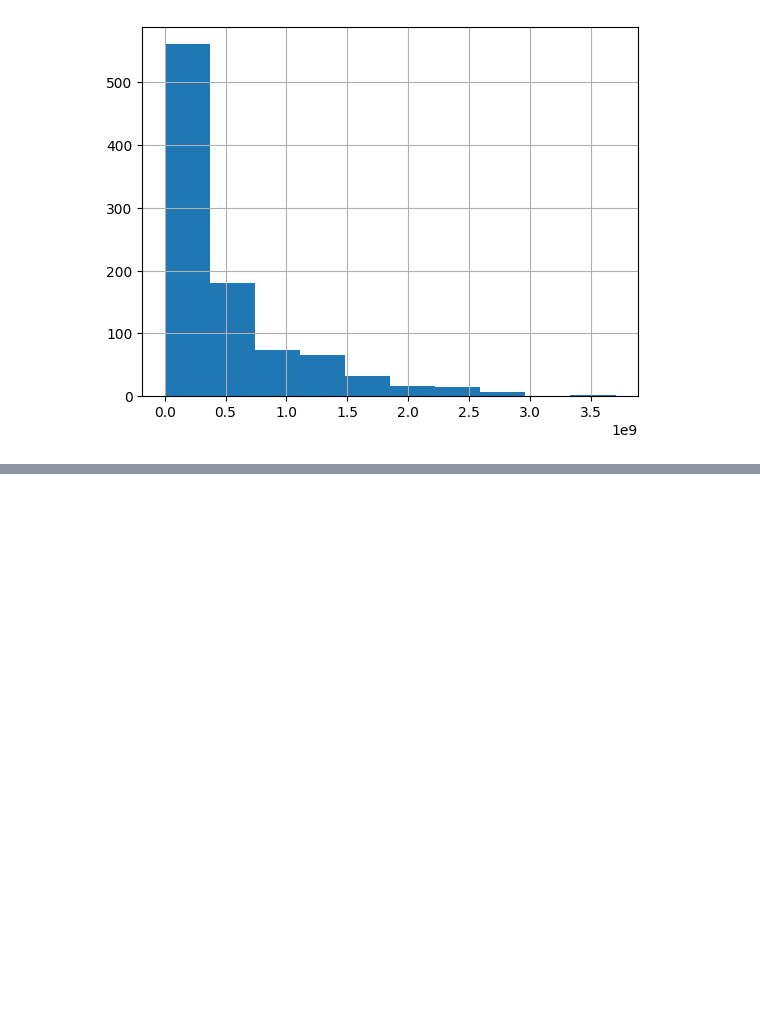
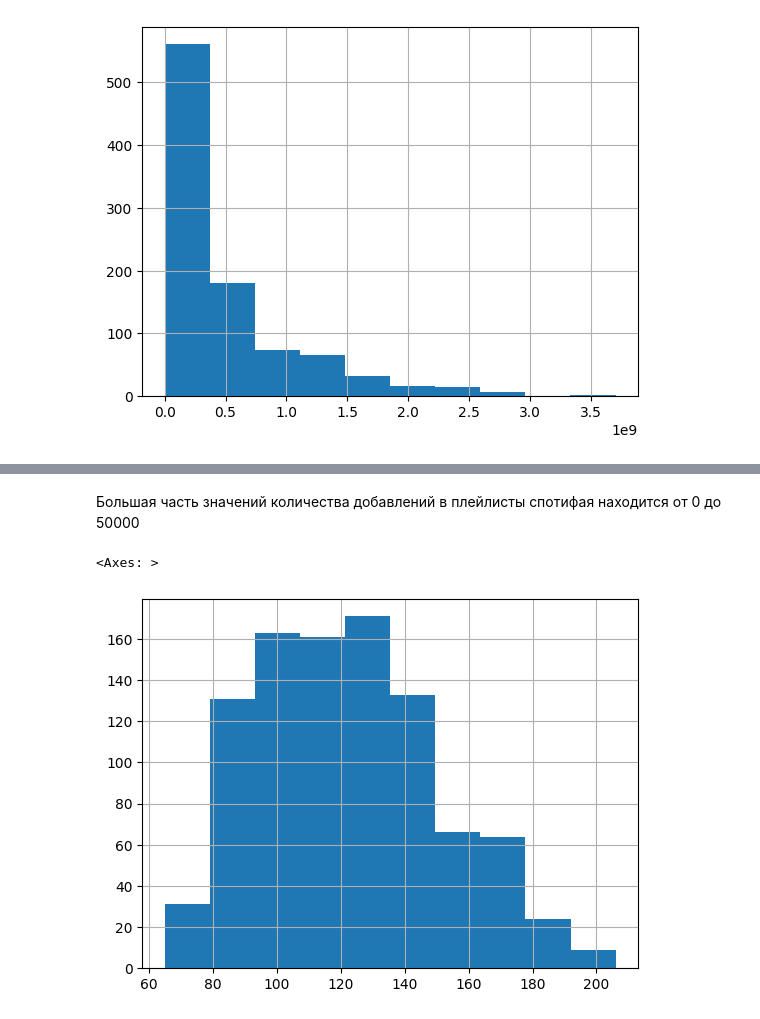
Before and after one commit to PolinaKliushova/ai_labs, a Jupyter notebook: 02_lab_EDA.ipynb, the cells around one changed output, grey strips where cells are left out. Drawn from its saved outputs; the diff is of its cells as text; code cells hidden in the pictures; blank space fills up the shorter version.

```diff
--- a/02_lab_EDA.ipynb
+++ b/02_lab_EDA.ipynb
@@ -160,0 +231,7 @@ plt.show()
+# %% [markdown]
+Большая часть значений количества добавлений в плейлисты спотифая находится от 0 до 50000
+# %%
+data["bpm"].hist()
+# %% [output]
+<Axes: >
+[figure, added]
```
Also changed, not shown: parts of 35 cells of this notebook.
